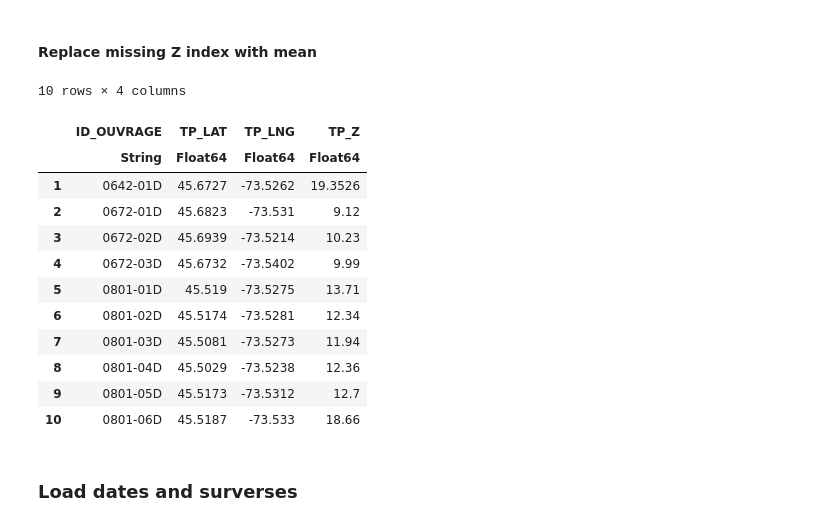
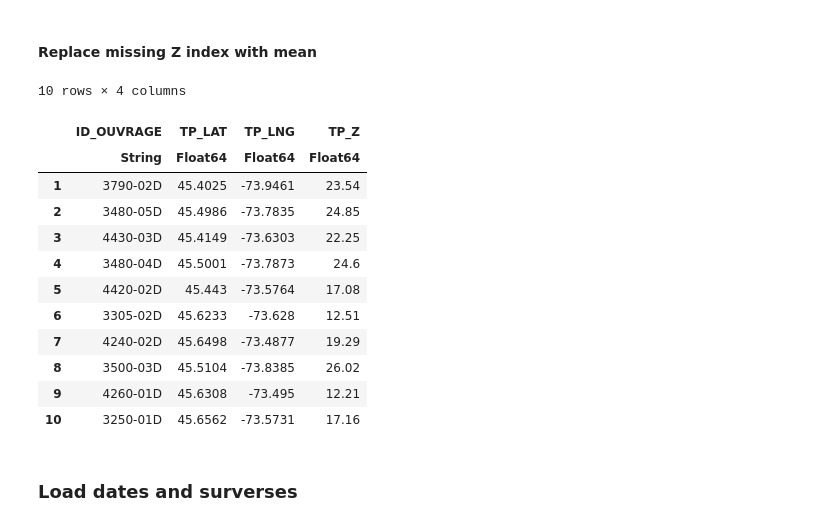
Before and after one commit to JeyzerMC/MTH3302-Project, a Jupyter notebook: Data_Processing.ipynb, the cells around one changed output. Saved outputs shown, nothing was run; the diff lists cells and outputs as text; code cells hidden in the pictures.

```diff
--- a/Data_Processing.ipynb
+++ b/Data_Processing.ipynb
@@ -32,21 +18,21 @@ select!(features, [:ID_OUVRAGE, :TP_LAT, :TP_LNG, :TP_Z]);
 #### Replace missing Z index with mean
 # %%
 features.TP_Z = coalesce.(features.TP_Z, mean(features[completecases(features), :].TP_Z));
-first(features, 10)
+first(shuffleDf(features), 10)
 # %% [output]
 10 rows × 4 columns
 |  | ID_OUVRAGE | TP_LAT | TP_LNG | TP_Z |
 |  | String | Float64 | Float64 | Float64 |
-| 1 | 0642-01D | 45.6727 | -73.5262 | 19.3526 |
-| 2 | 0672-01D | 45.6823 | -73.531 | 9.12 |
-| 3 | 0672-02D | 45.6939 | -73.5214 | 10.23 |
-| 4 | 0672-03D | 45.6732 | -73.5402 | 9.99 |
-| 5 | 0801-01D | 45.519 | -73.5275 | 13.71 |
-| 6 | 0801-02D | 45.5174 | -73.5281 | 12.34 |
-| 7 | 0801-03D | 45.5081 | -73.5273 | 11.94 |
-| 8 | 0801-04D | 45.5029 | -73.5238 | 12.36 |
-| 9 | 0801-05D | 45.5173 | -73.5312 | 12.7 |
-| 10 | 0801-06D | 45.5187 | -73.533 | 18.66 |
+| 1 | 3790-02D | 45.4025 | -73.9461 | 23.54 |
+| 2 | 3480-05D | 45.4986 | -73.7835 | 24.85 |
+| 3 | 4430-03D | 45.4149 | -73.6303 | 22.25 |
+| 4 | 3480-04D | 45.5001 | -73.7873 | 24.6 |
+| 5 | 4420-02D | 45.443 | -73.5764 | 17.08 |
+| 6 | 3305-02D | 45.6233 | -73.628 | 12.51 |
+| 7 | 4240-02D | 45.6498 | -73.4877 | 19.29 |
+| 8 | 3500-03D | 45.5104 | -73.8385 | 26.02 |
+| 9 | 4260-01D | 45.6308 | -73.495 | 12.21 |
+| 10 | 3250-01D | 45.6562 | -73.5731 | 17.16 |
 # %% [markdown]
 ### Load dates and surverses
 # %%
```
Also changed, not shown: parts of 28 cells of this notebook, 5 other files.
